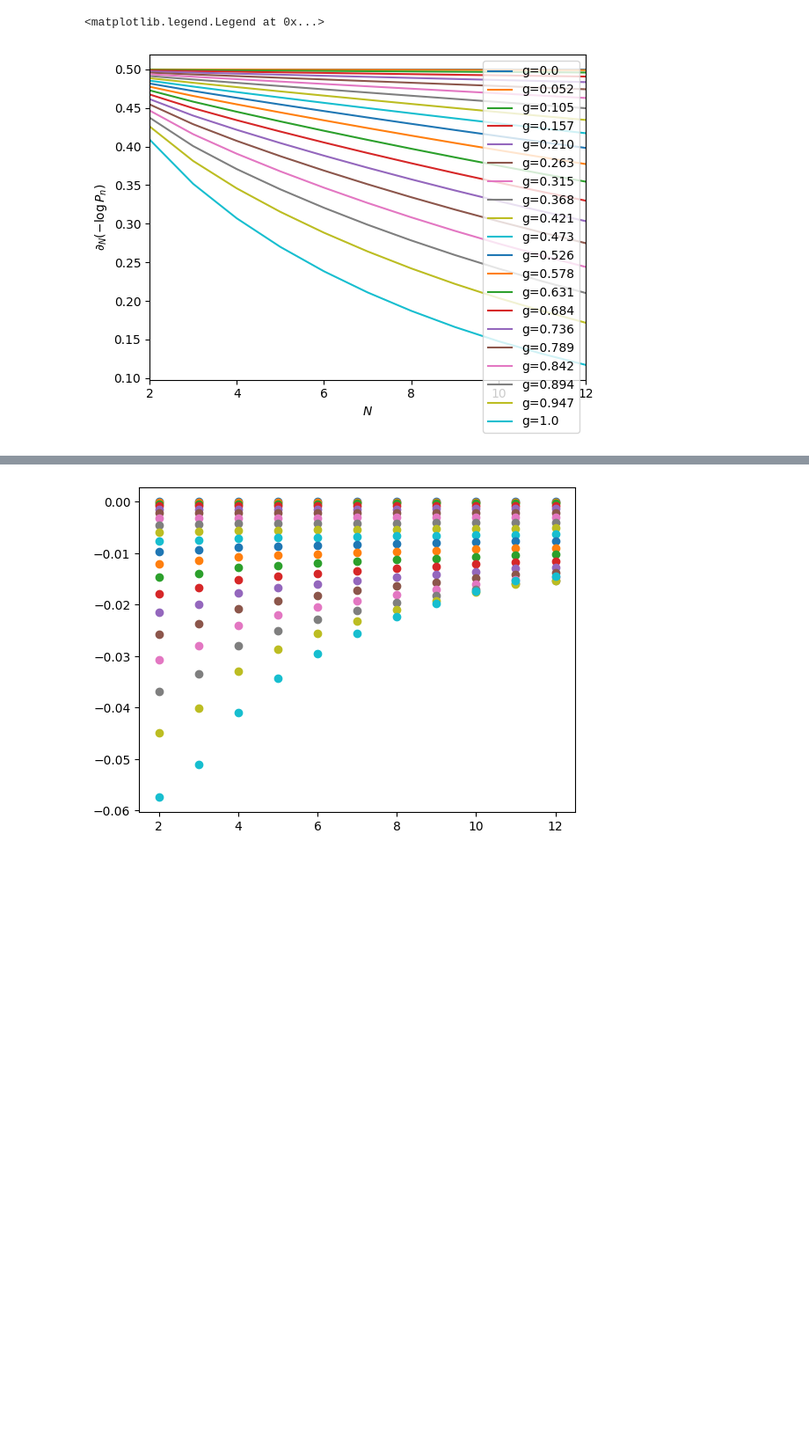
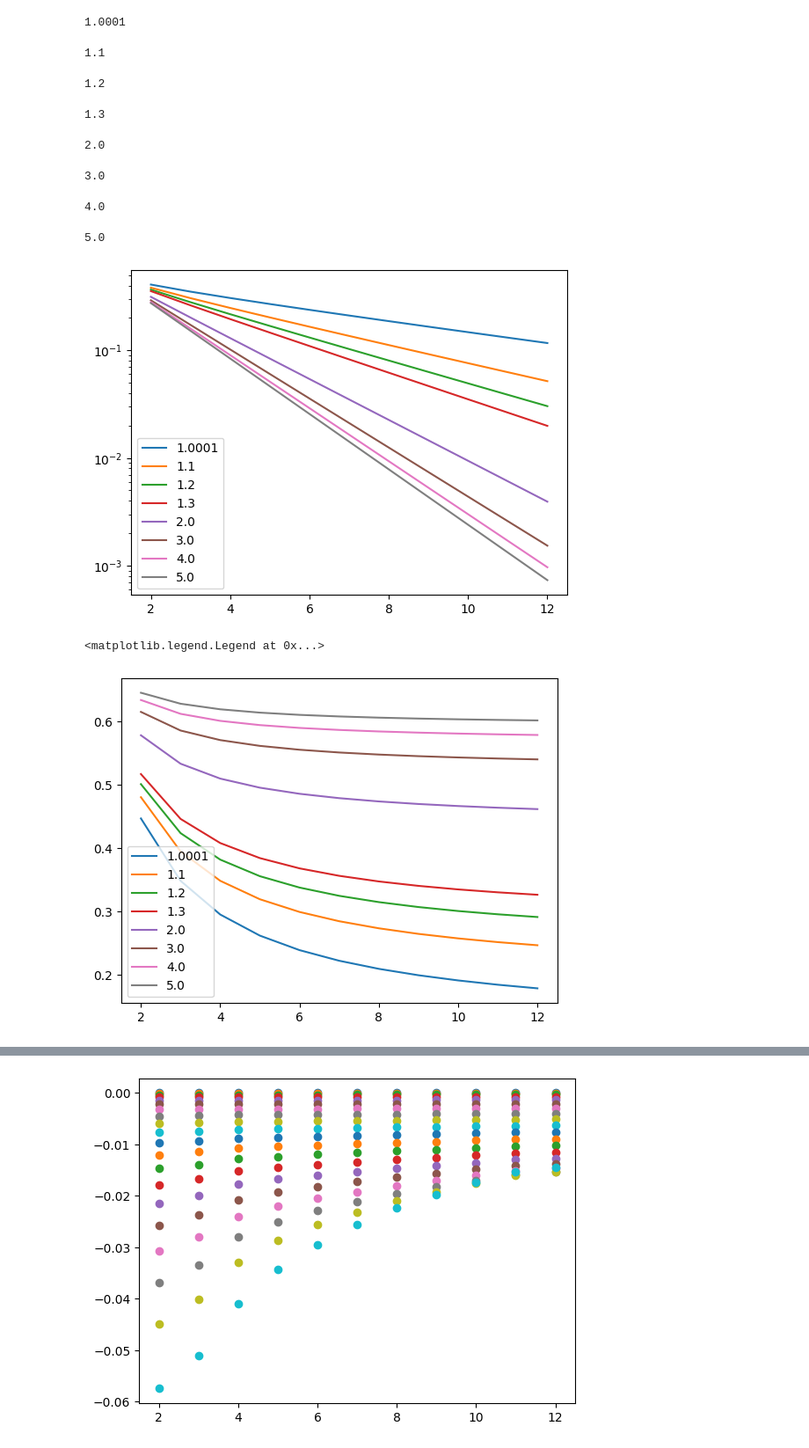
Before and after one commit to KristianMunnikhuis/subsystem_loschmidt_echo, a Jupyter notebook: scripts/0_correlation_length_withN/correlation_with_N.ipynb, the cells around one changed output, grey strips where cells are left out. Shown at 88% size. Cells and saved outputs as stored; diff of their text form; code cells hidden in the pictures; blank space fills up the shorter version.

```diff
--- a/scripts/0_correlation_length_withN/correlation_with_N.ipynb
+++ b/scripts/0_correlation_length_withN/correlation_with_N.ipynb
@@ -5,36 +5,43 @@ import kibble_zurek as kz
 import kblock_ising_model as kb
 from common_imports import *
 # %%
-g_linspace = np.linspace(0,1,20)
+g_linspace = array([1.0001,1.1,1.2,1.3,2,3,4,5])
 L = 100
 k = kb.k_vals(L)
 Us = [kb.U(k,gi) for gi in g_linspace]
 
 ns = np.arange(2,13)
 # %%
-# # --- plot 1: non-derivatives ---
-# plt.figure()
-# for g, U in zip(g_linspace, Us):
-#     dat = np.array([-np.log(kb.P_n(ni, U, k))  for ni in tqdm(ns)])
-#     plt.plot(ns, dat, label=f"g={str(g)[:5]}")
-# plt.xlabel(r"$N$")
-# plt.ylabel(r"$-\log P_n $")
-# plt.xlim(ns[0], ns[-1])
-# #loglog()
-# plt.legend()
-
-# --- plot 2: derivatives ---
-plt.figure()
-grads = []
+rs = np.arange(1,20)
+data = []
+corrs = []
 for g, U in zip(g_linspace, Us):
     dat = np.array([kb.P_n(ni, U, k)  for ni in tqdm(ns)])
-    grads.append(dat)
-    plt.plot(ns, dat, label=f"g={str(g)[:5]}")
-plt.xlabel(r"$N$")
-plt.ylabel(r"$\partial_N(-\log P_n )$")
-plt.xlim(ns[0], ns[-1])
-#loglog()
-plt.legend()
+    data.append(dat)
+    corr = np.array([kb.sigma_general([0,i],U,k) for i in rs])
+    corrs.append(corr)
+    print(g)
 # %% [output]
-<matplotlib.legend.Legend at 0x...>
+1.0001
-[figure, removed]
+1.1
+1.2
+1.3
+2.0
+3.0
+4.0
+5.0
+# %%
+for dat,g in zip(data,g_linspace):
+    plot(ns,dat,label=g)
+yscale("log")
+legend()
+show()
+
+for dat,g in zip(data,g_linspace):
+    plot(ns,-log(dat)/ns,label=g)
+
+legend()
+# %% [output]
+[figure, added]
+<matplotlib.legend.Legend at 0x...>
+[figure, added]
```
Also changed, not shown: parts of 6 cells of this notebook, 25 other files.
